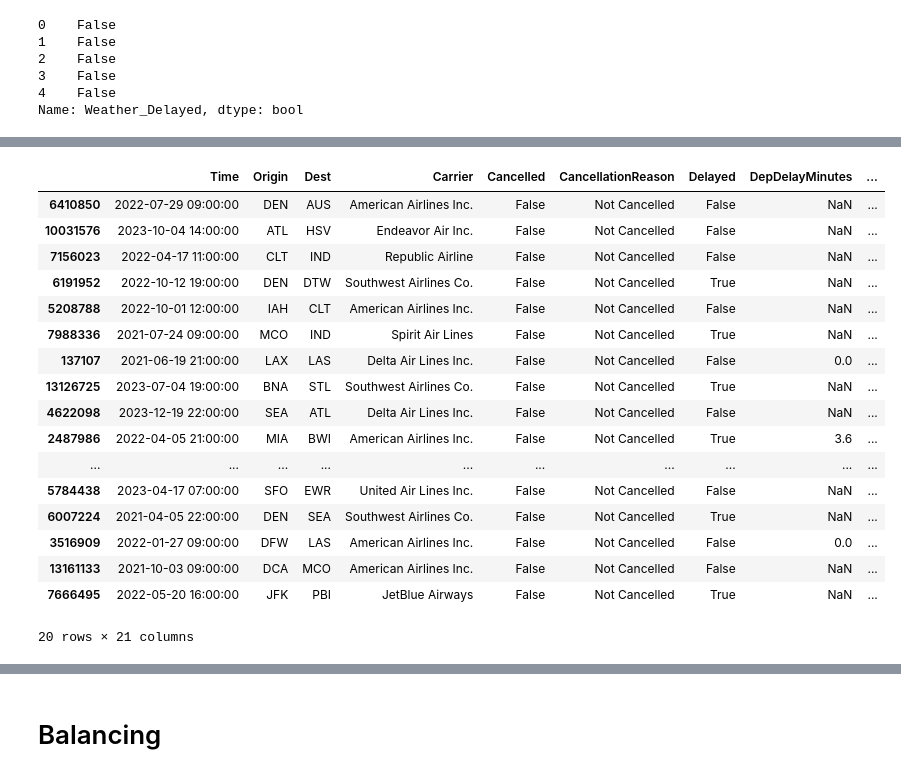
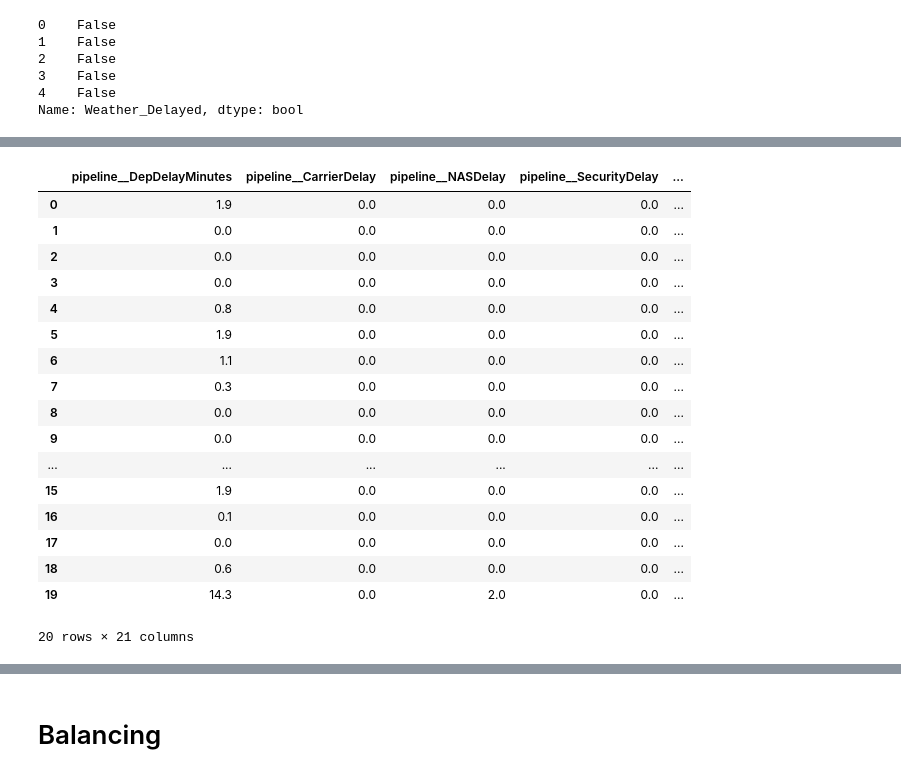
Before and after one commit to diego-mogollon/lateguru, a Jupyter notebook: notebooks/Data_Processing_C.ipynb, the cells around one changed output, grey strips where cells are left out. Cells and saved outputs as stored; diff of their text form; code cells hidden in the pictures.

Commit message:
adding preprocesser pipeline to workflow

```diff
--- a/notebooks/Data_Processing_C.ipynb
+++ b/notebooks/Data_Processing_C.ipynb
@@ -250,8 +224,8 @@ from sklearn.preprocessing import RobustScaler
 # %%
 #defining X feature df and Y target series
 
-X = df_imputed.drop(columns=['Weather_Delayed', 'Weather_Delay_Length'])
-y = df_imputed['Weather_Delayed']
+X = df.drop(columns=['Weather_Delayed', 'Weather_Delay_Length'])
+y = df['Weather_Delayed']
 # %%
 X.head(1)
 # %% [output]
@@ -290,0 +258,17 @@ X_test_rs = X_test_obj.join(X_test_rs, how='left')
+# %%
+num_col = make_column_selector(dtype_include=['float64'])
+cat_col = make_column_selector(dtype_include=['object','bool'])
+
+num_transformer = make_pipeline(SimpleImputer(missing_values=np.nan, strategy='constant', fill_value=0.0), RobustScaler())
+#cat_transformer = OneHotEncoder()
+# %%
+preproc_pipe = make_column_transformer(
+    (num_transformer, num_col),
+    #(cat_transformer, cat_col),
+    remainder='passthrough'
+)
+
+#zero_imputer = SimpleImputer(missing_values=np.nan, strategy='constant', fill_value=0.0)
+#df_imputed = pd.DataFrame(zero_imputer.fit_transform(df), columns=df.columns)
+
+preproc_pipe
@@ -291,21 +284,24 @@ X_test_rs = X_test_obj.join(X_test_rs, how='left')
+# %%
+X_train_preproc = pd.DataFrame(preproc_pipe.fit_transform(X_train), columns=preproc_pipe.get_feature_names_out())
+X_test_preproc = pd.DataFrame(preproc_pipe.transform(X_test), columns=preproc_pipe.get_feature_names_out())
 # %%
-X_test_rs.head(20)
+X_train_preproc.head(20)
 # %% [output]
-|  | Time | Origin | Dest | Carrier | Cancelled | CancellationReason | Delayed | DepDelayMinutes | ... |
-| 6410850 | 2022-07-29 09:00:00 | DEN | AUS | American Airlines Inc. | False | Not Cancelled | False | NaN | ... |
-| 10031576 | 2023-10-04 14:00:00 | ATL | HSV | Endeavor Air Inc. | False | Not Cancelled | False | NaN | ... |
-| 7156023 | 2022-04-17 11:00:00 | CLT | IND | Republic Airline | False | Not Cancelled | False | NaN | ... |
-| 6191952 | 2022-10-12 19:00:00 | DEN | DTW | Southwest Airlines Co. | False | Not Cancelled | True | NaN | ... |
-| 5208788 | 2022-10-01 12:00:00 | IAH | CLT | American Airlines Inc. | False | Not Cancelled | False | NaN | ... |
-| 7988336 | 2021-07-24 09:00:00 | MCO | IND | Spirit Air Lines | False | Not Cancelled | True | NaN | ... |
-| 137107 | 2021-06-19 21:00:00 | LAX | LAS | Delta Air Lines Inc. | False | Not Cancelled | False | 0.0 | ... |
-| 13126725 | 2023-07-04 19:00:00 | BNA | STL | Southwest Airlines Co. | False | Not Cancelled | True | NaN | ... |
-| 4622098 | 2023-12-19 22:00:00 | SEA | ATL | Delta Air Lines Inc. | False | Not Cancelled | False | NaN | ... |
-| 2487986 | 2022-04-05 21:00:00 | MIA | BWI | American Airlines Inc. | False | Not Cancelled | True | 3.6 | ... |
-| ... | ... | ... | ... | ... | ... | ... | ... | ... | ... |
-| 5784438 | 2023-04-17 07:00:00 | SFO | EWR | United Air Lines Inc. | False | Not Cancelled | False | NaN | ... |
-| 6007224 | 2021-04-05 22:00:00 | DEN | SEA | Southwest Airlines Co. | False | Not Cancelled | True | NaN | ... |
-| 3516909 | 2022-01-27 09:00:00 | DFW | LAS | American Airlines Inc. | False | Not Cancelled | False | 0.0 | ... |
-| 13161133 | 2021-10-03 09:00:00 | DCA | MCO | American Airlines Inc. | False | Not Cancelled | False | NaN | ... |
-| 7666495 | 2022-05-20 16:00:00 | JFK | PBI | JetBlue Airways | False | Not Cancelled | True | NaN | ... |
+|  | pipeline__DepDelayMinutes | pipeline__CarrierDelay | pipeline__NASDelay | pipeline__SecurityDelay | ... |
+| 0 | 1.9 | 0.0 | 0.0 | 0.0 | ... |
+| 1 | 0.0 | 0.0 | 0.0 | 0.0 | ... |
+| 2 | 0.0 | 0.0 | 0.0 | 0.0 | ... |
+| 3 | 0.0 | 0.0 | 0.0 | 0.0 | ... |
+| 4 | 0.8 | 0.0 | 0.0 | 0.0 | ... |
+| 5 | 1.9 | 0.0 | 0.0 | 0.0 | ... |
+| 6 | 1.1 | 0.0 | 0.0 | 0.0 | ... |
+| 7 | 0.3 | 0.0 | 0.0 | 0.0 | ... |
+| 8 | 0.0 | 0.0 | 0.0 | 0.0 | ... |
+| 9 | 0.0 | 0.0 | 0.0 | 0.0 | ... |
+| ... | ... | ... | ... | ... | ... |
+| 15 | 1.9 | 0.0 | 0.0 | 0.0 | ... |
+| 16 | 0.1 | 0.0 | 0.0 | 0.0 | ... |
+| 17 | 0.0 | 0.0 | 0.0 | 0.0 | ... |
+| 18 | 0.6 | 0.0 | 0.0 | 0.0 | ... |
+| 19 | 14.3 | 0.0 | 2.0 | 0.0 | ... |
 20 rows × 21 columns
```
Also changed, not shown: parts of 43 cells of this notebook.
